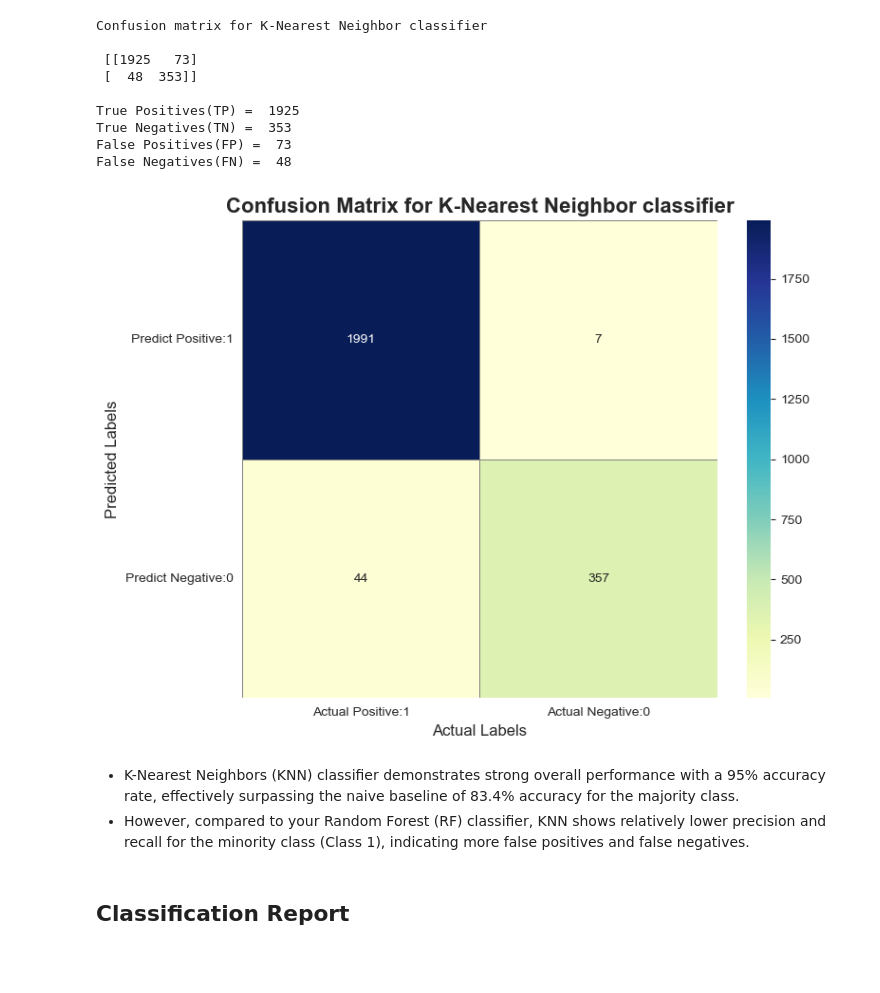
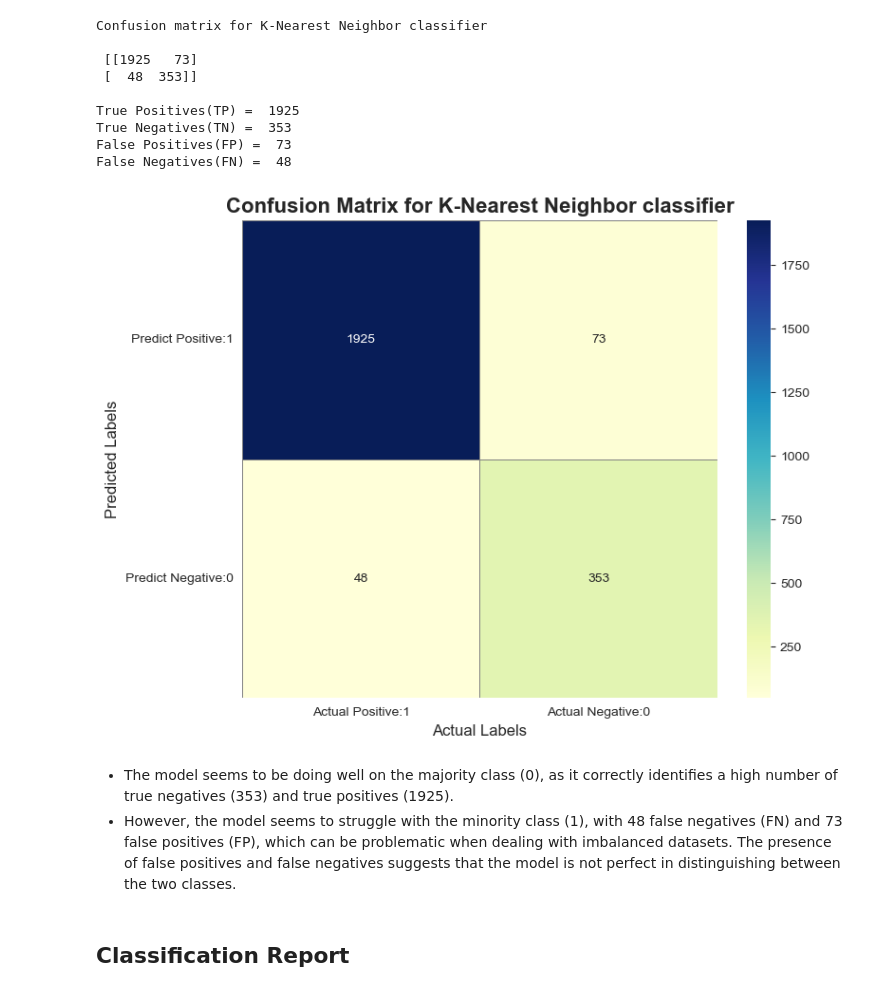
Before and after one commit to jathurT/Employee-Turnover-Prediction-ML, a Jupyter notebook: ML.ipynb, the cells around one changed output. Cells and saved outputs as stored; diff of their text form; code cells hidden in the pictures; blank space fills up the shorter version.

```diff
--- a/ML.ipynb
+++ b/ML.ipynb
@@ -858,23 +897,23 @@ False Negatives(FN) =  48
 # %%
 cmk_matrix = pd.DataFrame(
     data=cmk,
     columns=['Actual Positive:1', 'Actual Negative:0'],
     index=['Predict Positive:1', 'Predict Negative:0']
 )
 plt.figure(figsize=(8, 6))
-sns.heatmap(cmr_matrix, annot=True, fmt='d', cmap='YlGnBu', linewidths=.5, linecolor='gray')
+sns.heatmap(cmk_matrix, annot=True, fmt='d', cmap='YlGnBu', linewidths=.5, linecolor='gray')
 plt.title('Confusion Matrix for K-Nearest Neighbor classifier', fontsize=16, weight='bold')
 plt.xlabel('Actual Labels', fontsize=12)
 plt.ylabel('Predicted Labels', fontsize=12)
 plt.xticks(rotation=0)
 plt.yticks(rotation=0)
 plt.tight_layout()
 plt.show()
 # %% [output]
-[figure, old version]
+[figure, new version]
-# %% [markdown]
-* K-Nearest Neighbors (KNN) classifier demonstrates strong overall performance with a 95% accuracy rate, effectively surpassing the naive baseline of 83.4% accuracy for the majority class.
-* However, compared to your Random Forest (RF) classifier, KNN shows relatively lower precision and recall for the minority class (Class 1), indicating more false positives and false negatives.
+# %% [markdown]
+* The model seems to be doing well on the majority class (0), as it correctly identifies a high number of true negatives (353) and true positives (1925).
+* However, the model seems to struggle with the minority class (1), with 48 false negatives (FN) and 73 false positives (FP), which can be problematic when dealing with imbalanced datasets. The presence of false positives and false negatives suggests that the model is not perfect in distinguishing between the two classes.
 # %% [markdown]
 ## Classification Report
 # %% [markdown]
```
Also changed, not shown: parts of 15 cells of this notebook.
